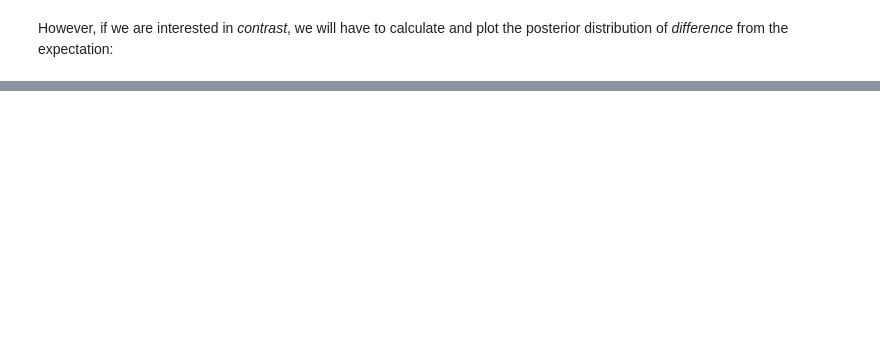
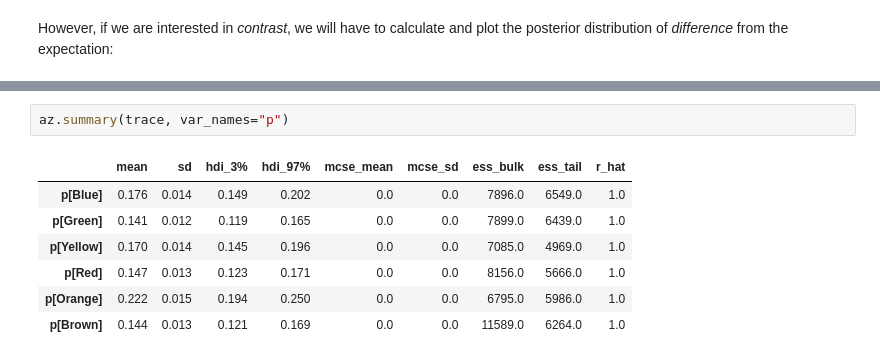
Before and after one commit to tarmojuristo/bayes2025, a Jupyter notebook: m&m.ipynb, the cells around one changed output, grey strips where cells are left out. Drawn from its saved outputs; the diff is of its cells as text; blank space fills up the shorter version.

```diff
--- a/m&m.ipynb
+++ b/m&m.ipynb
@@ -175,0 +300,10 @@ plt.tight_layout()
+# %%
+az.summary(trace, var_names="p")
+# %% [output]
+|  | mean | sd | hdi_3% | hdi_97% | mcse_mean | mcse_sd | ess_bulk | ess_tail | r_hat |
+| p[Blue] | 0.176 | 0.014 | 0.149 | 0.202 | 0.0 | 0.0 | 7896.0 | 6549.0 | 1.0 |
+| p[Green] | 0.141 | 0.012 | 0.119 | 0.165 | 0.0 | 0.0 | 7899.0 | 6439.0 | 1.0 |
+| p[Yellow] | 0.170 | 0.014 | 0.145 | 0.196 | 0.0 | 0.0 | 7085.0 | 4969.0 | 1.0 |
+| p[Red] | 0.147 | 0.013 | 0.123 | 0.171 | 0.0 | 0.0 | 8156.0 | 5666.0 | 1.0 |
+| p[Orange] | 0.222 | 0.015 | 0.194 | 0.250 | 0.0 | 0.0 | 6795.0 | 5986.0 | 1.0 |
+| p[Brown] | 0.144 | 0.013 | 0.121 | 0.169 | 0.0 | 0.0 | 11589.0 | 6264.0 | 1.0 |
```
Also changed, not shown: parts of 15 cells of this notebook, 6 other files.
